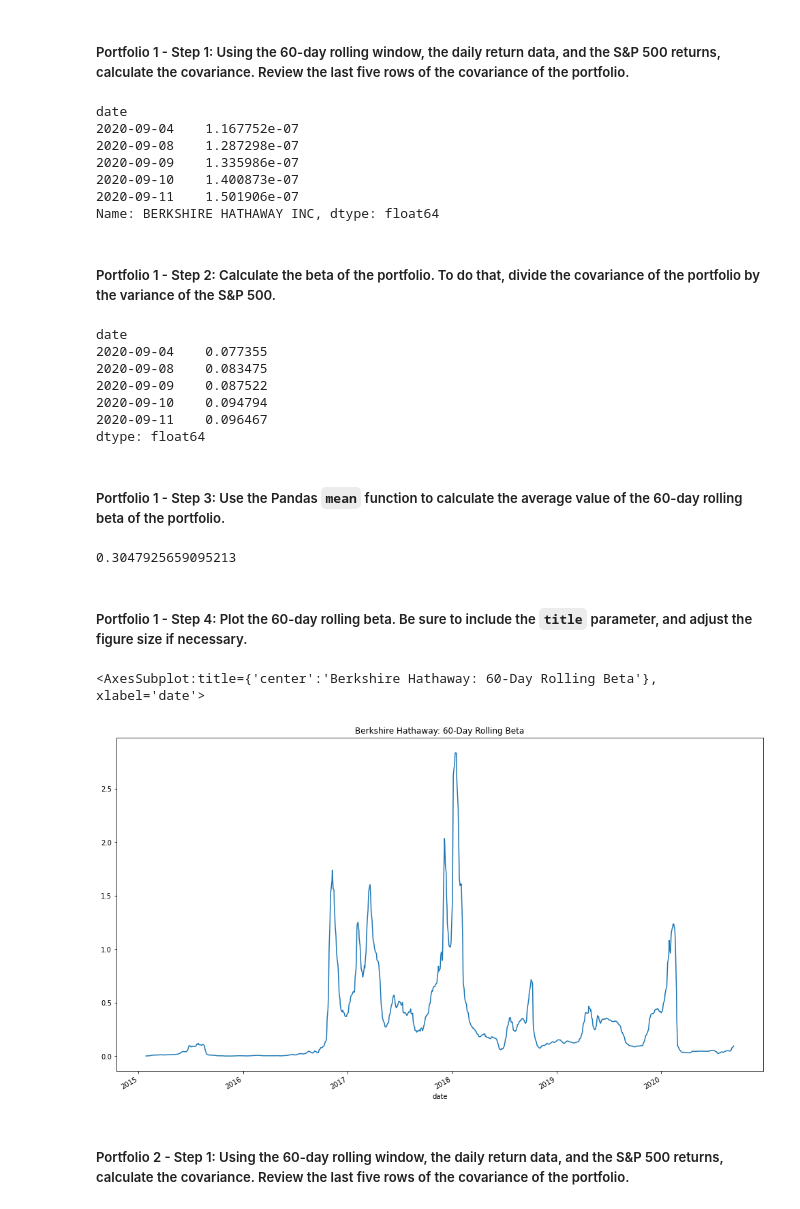
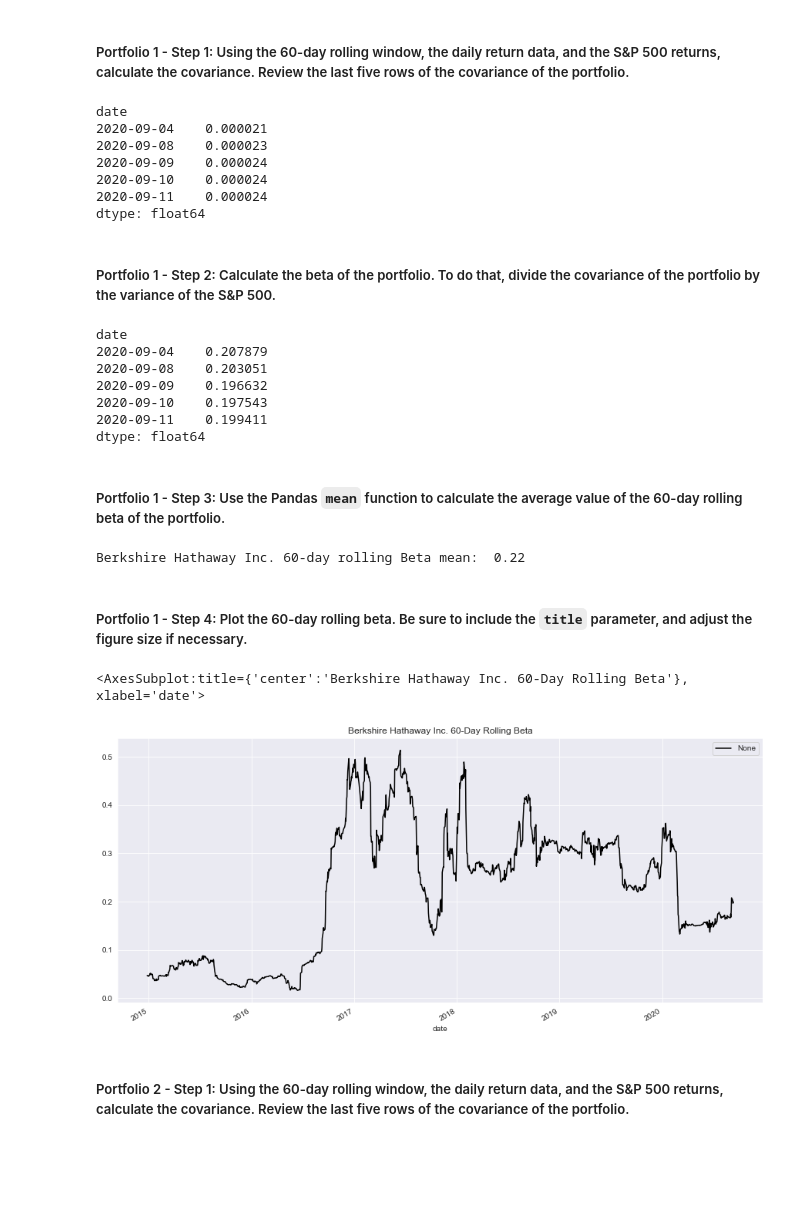
Before and after one commit to ScientiaCapital/Whale-Portfolio-Analysis, a Jupyter notebook: risk_return_analysis.ipynb, the cells around one changed output. Cells and saved outputs as stored; diff of their text form; code cells hidden in the pictures; blank space fills up the shorter version.

```diff
--- a/risk_return_analysis.ipynb
+++ b/risk_return_analysis.ipynb
@@ -304,8 +327,7 @@ dtype: float64
 # Using the daily returns DataFrame and a 21-day rolling window,
 # plot the rolling standard deviation of the 4 portfolios and the S&P 500
 # Include a title parameter and adjust the figure size
-
-whale_daily_returns = whale_daily_returns.rolling(window=21).mean()
-
-whale_daily_returns.plot(figsize=(17, 10), title="Rolling Standard Deviation: 21 Day", label='date')
+whale_daily_returns.rolling(window = 21).std().plot(figsize = (20, 10), grid = True,
+                                                      title = "21-Day Rolling Standard Deviation of Daily Returns",
+                                                      ylabel = "Return")
 # %% [output]
@@ -394,9 +417,7 @@ Your analysis is nearing completion. Now, you need to evaluate how the portfolio
 #### Use the Pandas `var` function to calculate the variance of the S&P 500 by using a 60-day rolling window. Visualize the last five rows of the variance of the S&P 500.
 # %%
 # Calculate the variance of the S&P 500 using a rolling 60-day window.
-variance_market_60 = whale_daily_returns['S&P 500'].rolling(window=60).var().dropna()
-
-# View the variance of the market
-variance_market_60
+sp500_var_60 = whale_daily_returns["S&P 500"].rolling(window = 60).var().dropna()
+sp500_var_60.tail()
 # %% [output]
 date
@@ -426,57 +441,53 @@ Name: S&P 500, Length: 1418, dtype: float64
 ##### Portfolio 1 - Step 1: Using the 60-day rolling window, the daily return data, and the S&P 500 returns, calculate the covariance. Review the last five rows of the covariance of the portfolio.
 # %%
 # Calculate the covariance using a 60-day rolling window
-# Review the last five rows of the covariance data
-covariance_berkshire_60 = whale_daily_returns['BERKSHIRE HATHAWAY INC'].rolling(window=60).var().dropna()
+berkshire_cov_60 = four_fund_portfolios_df["BERKSHIRE HATHAWAY INC"].rolling(window = 60).cov(
+    whale_daily_returns_df["S&P 500"]).dropna()
 
-# Review the last five rows of the covariance data
-covariance_berkshire_60.tail()
+# Verification.
+berkshire_cov_60.tail()
 # %% [output]
 date
-2020-09-04    1.167752e-07
-2020-09-08    1.287298e-07
-2020-09-09    1.335986e-07
-2020-09-10    1.400873e-07
-2020-09-11    1.501906e-07
-Name: BERKSHIRE HATHAWAY INC, dtype: float64
+2020-09-04    0.000021
+2020-09-08    0.000023
+2020-09-09    0.000024
+2020-09-10    0.000024
+2020-09-11    0.000024
+dtype: float64
 # %% [markdown]
 ##### Portfolio 1 - Step 2: Calculate the beta of the portfolio. To do that, divide the covariance of the portfolio by the variance of the S&P 500.
 # %%
 # Calculate the beta based on the 60-day rolling covariance compared to the market (S&P 500)
 # Review the last five rows of the beta information
-berkshire_rolling_60_beta = covariance_berkshire_60 / variance_market_60
+berkshire_beta_60 = berkshire_cov_60 / sp500_var_60
 
-# Review the last five rows of the beta information
-berkshire_rolling_60_beta.tail()
+# Verification.
+berkshire_beta_60.tail()
 # %% [output]
 date
-2020-09-04    0.077355
-2020-09-08    0.083475
-2020-09-09    0.087522
-2020-09-10    0.094794
-2020-09-11    0.096467
+2020-09-04    0.207879
+2020-09-08    0.203051
+2020-09-09    0.196632
+2020-09-10    0.197543
+2020-09-11    0.199411
 dtype: float64
 # %% [markdown]
 ##### Portfolio 1 - Step 3: Use the Pandas `mean` function to calculate the average value of the 60-day rolling beta of the portfolio.
 # %%
 # Calculate the average of the 60-day rolling beta
-berkshire_beta_60_sma = berkshire_rolling_60_beta.mean()
-
-berkshire_beta_60_sma
+print(f"Berkshire Hathaway Inc. 60-day rolling Beta mean: {berkshire_beta_60.mean(): .2f}")
 # %% [output]
-0.3047925659095213
+Berkshire Hathaway Inc. 60-day rolling Beta mean:  0.22
 # %% [markdown]
 ##### Portfolio 1 - Step 4: Plot the 60-day rolling beta. Be sure to include the `title` parameter, and adjust the figure size if necessary.
 # %%
 # Plot the rolling beta
 # Include a title parameter and adjust the figure size
-berkshire_rolling_60_beta.plot(
-    figsize=(17, 10),
-    title='Berkshire Hathaway: 60-Day Rolling Beta'
-)
+berkshire_beta_60.plot(figsize = (15, 7), title = "Berkshire Hathaway Inc. 60-Day Rolling Beta",
+                      legend = True, grid = True, color = "black")
 # %% [output]
-<AxesSubplot:title={'center':'Berkshire Hathaway: 60-Day Rolling Beta'}, xlabel='date'>
+<AxesSubplot:title={'center':'Berkshire Hathaway Inc. 60-Day Rolling Beta'}, xlabel='date'>
-[figure, old version]
+[figure, new version]
 # %% [markdown]
 ##### Portfolio 2 - Step 1: Using the 60-day rolling window, the daily return data, and the S&P 500 returns, calculate the covariance. Review the last five rows of the covariance of the portfolio.
 # %%
```
Also changed, not shown: parts of 25 cells of this notebook, 4 other files.
